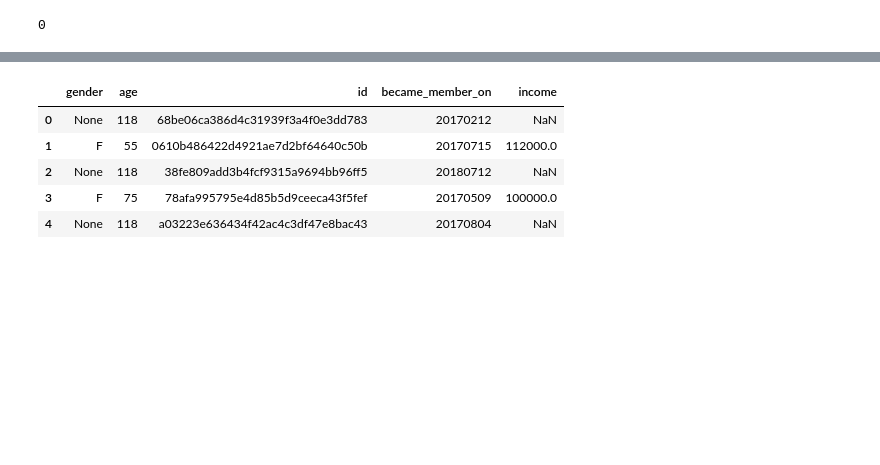
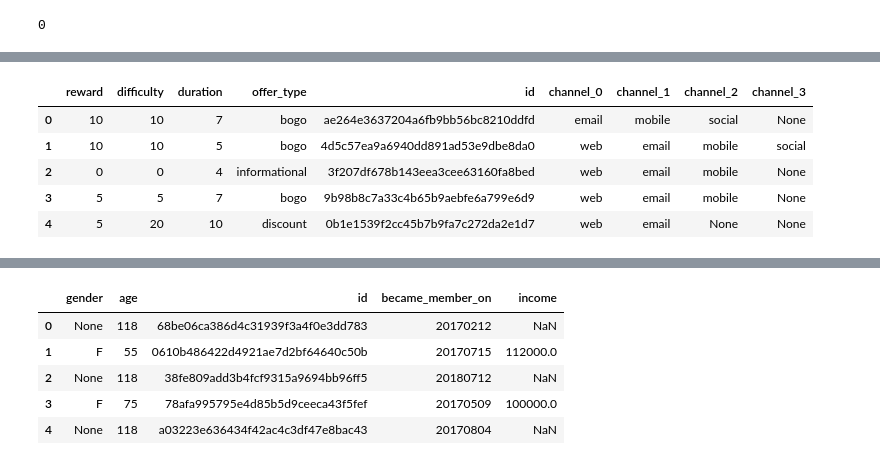
Before and after one commit to dletoneiva/recs_with_starbucks, a Jupyter notebook: data_wrangling.ipynb, the cells around one changed output, grey strips where cells are left out. Drawn from its saved outputs; the diff is of its cells as text; code cells hidden in the pictures; blank space fills up the shorter version.

```diff
--- a/data_wrangling.ipynb
+++ b/data_wrangling.ipynb
@@ -112,0 +97,18 @@ portfolio.astype(str).duplicated().sum()
+# %%
+portfolio_clean = portfolio.copy()
+portfolio_clean['channels'] = portfolio_clean['channels'].astype(str)
+channels_new = portfolio_clean['channels'].str.split(',',expand=True)
+for col in channels_new.columns:
+    channels_new[col] = channels_new[col].str.replace('[','', regex=False)
+    channels_new[col] = channels_new[col].str.replace(']','', regex=False)
+    channels_new[col] = channels_new[col].str.strip().str.replace('\'','', regex=False)
+    portfolio_clean['channel_' + str(col)] = channels_new[col]
+portfolio_clean = portfolio_clean.drop('channels', axis=1)
+portfolio_clean.head()
+# %% [output]
+|  | reward | difficulty | duration | offer_type | id | channel_0 | channel_1 | channel_2 | channel_3 |
+| 0 | 10 | 10 | 7 | bogo | ae264e3637204a6fb9bb56bc8210ddfd | email | mobile | social | None |
+| 1 | 10 | 10 | 5 | bogo | 4d5c57ea9a6940dd891ad53e9dbe8da0 | web | email | mobile | social |
+| 2 | 0 | 0 | 4 | informational | 3f207df678b143eea3cee63160fa8bed | web | email | mobile | None |
+| 3 | 5 | 5 | 7 | bogo | 9b98b8c7a33c4b65b9aebfe6a799e6d9 | web | email | mobile | None |
+| 4 | 5 | 20 | 10 | discount | 0b1e1539f2cc45b7b9fa7c272da2e1d7 | web | email | None | None |
```
Also changed, not shown: parts of 23 cells of this notebook, 4 other files.
